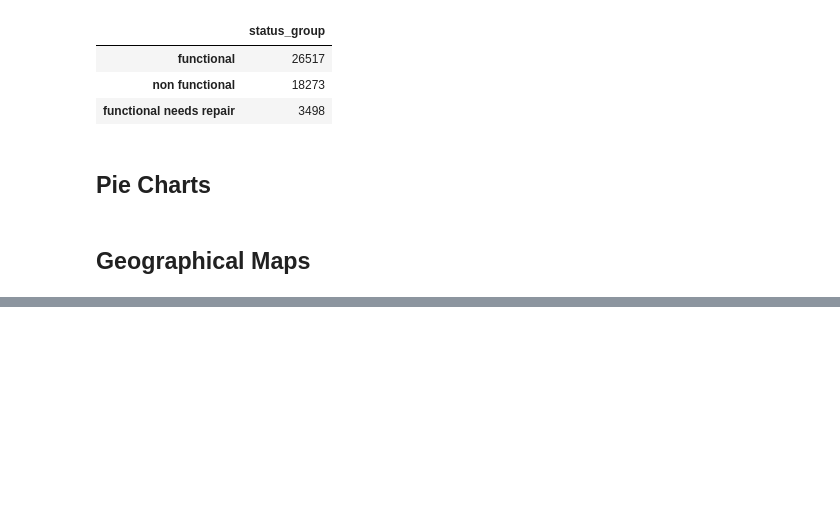
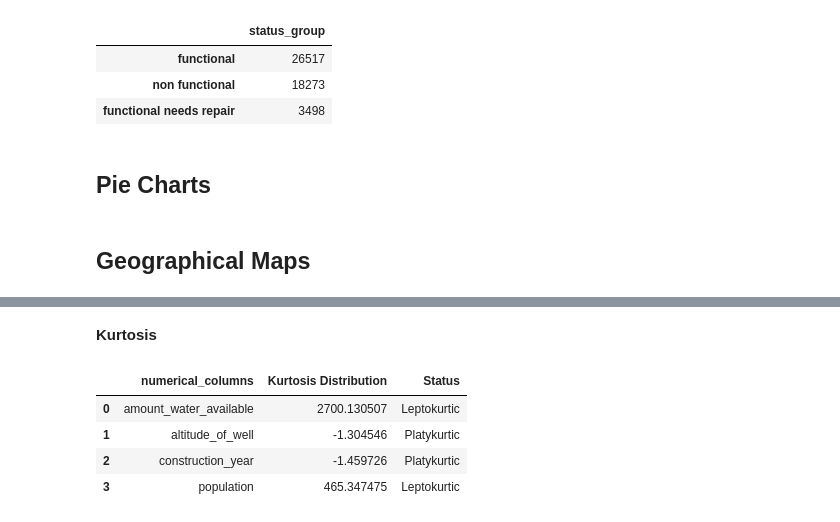
Before and after one commit to njonge-nathan/Capstone-Data-Mining-the-Water-Table.ipynb, a Jupyter notebook: Capstone_Data_Mining_the_Water_Table.ipynb, the cells around one changed output, grey strips where cells are left out. Saved outputs shown, nothing was run; the diff lists cells and outputs as text; code cells hidden in the pictures; blank space fills up the shorter version.

```diff
--- a/Capstone_Data_Mining_the_Water_Table.ipynb
+++ b/Capstone_Data_Mining_the_Water_Table.ipynb
@@ -959,0 +1047,15 @@ train_final['status_group'].value_counts().to_frame()
+# %% [markdown]
+**Kurtosis**
+# %%
+kurtosis = numerical_cols.kurt().reset_index(name="Kurtosis Distribution")
+kurtosis.rename(columns = {"index":"numerical_columns"},inplace=True)
+kurtosis.loc[kurtosis['Kurtosis Distribution'] == 0,'Status'] = "Mesokurtic"
+kurtosis.loc[kurtosis['Kurtosis Distribution'] > 0,'Status'] = "Leptokurtic"
+kurtosis.loc[kurtosis['Kurtosis Distribution'] < 0,'Status'] = "Platykurtic"
+kurtosis
+# %% [output]
+|  | numerical_columns | Kurtosis Distribution | Status |
+| 0 | amount_water_available | 2700.130507 | Leptokurtic |
+| 1 | altitude_of_well | -1.304546 | Platykurtic |
+| 2 | construction_year | -1.459726 | Platykurtic |
+| 3 | population | 465.347475 | Leptokurtic |
```
Also changed, not shown: parts of 16 cells of this notebook.
